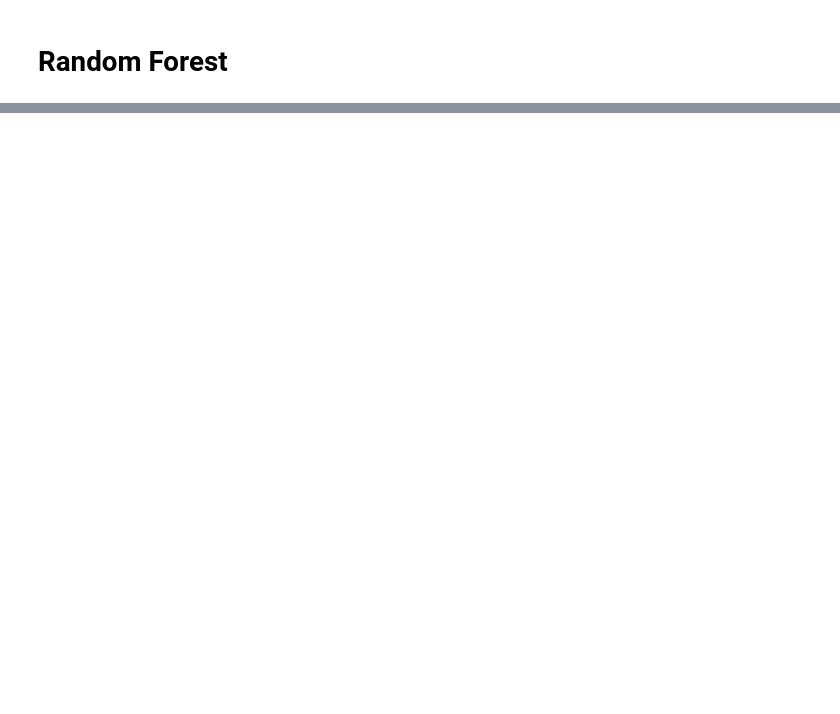
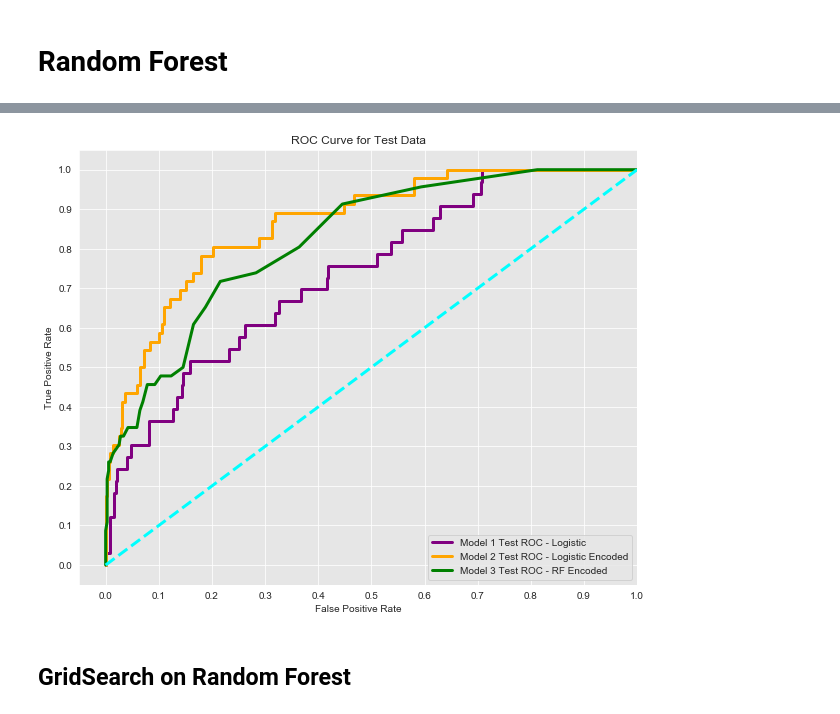
Before and after one commit to MIAISEMAN/mod_3_project, a Jupyter notebook: mia_models.ipynb, the cells around one changed output, grey strips where cells are left out. Drawn from its saved outputs; the diff is of its cells as text; code cells hidden in the pictures; blank space fills up the shorter version.

```diff
--- a/mia_models.ipynb
+++ b/mia_models.ipynb
@@ -817,0 +848,2 @@ len(thresholdse)
+# %%
+rf = RandomForestClassifier(n_estimators=50, n_jobs=-1, random_state=7)
@@ -817,0 +859,3 @@ len(thresholdse)
+# %%
+yerf_hat_test_probs = rf.predict_proba(Xe_test)
+yerf_hat_train_probs = rf.predict_proba(Xe_train)
@@ -817,0 +897,34 @@ len(thresholdse)
+# %%
+#PLOT
+#set seaborn styling
+sns.set_style("darkgrid", {"axes.facecolor": ".9"})
+#set figure size
+plt.figure(figsize=(10,8))
+lw = 3 #linewidth
+#MODEL 1 - LOGISTIC
+plt.plot(fpr, tpr, color='purple',
+         lw=lw, label='Model 1 Test ROC - Logistic')
+
+#MODEL 2 - LOGISTIC ENCODED
+plt.plot(fpre, tpre, color='orange',
+         lw=lw, label='Model 2 Test ROC - Logistic Encoded')
+
+#MODEL 3 - RANDOM FOREST ENCODED
+plt.plot(fprerf, tprerf, color='green',
+         lw=lw, label='Model 3 Test ROC - RF Encoded')
+
+#plot the fpr and tpr
+plt.plot([0, 1], [0, 1], color='cyan', lw=lw, linestyle='--') #plot the 50% rating
+plt.xlim([-0.05, 1.0]) #set plot domain
+plt.ylim([-0.05, 1.05])#set plot range
+plt.yticks([i/10.0 for i in range(11)])
+plt.xticks([i/10.0 for i in range(11)])
+plt.xlabel('False Positive Rate')
+plt.ylabel('True Positive Rate')
+plt.title("ROC Curve for Test Data")
+plt.legend(loc="lower right")
+plt.show()
+# %% [output]
+[figure, added]
+# %% [markdown]
+## GridSearch on Random Forest
```
Also changed, not shown: parts of 30 cells of this notebook.
